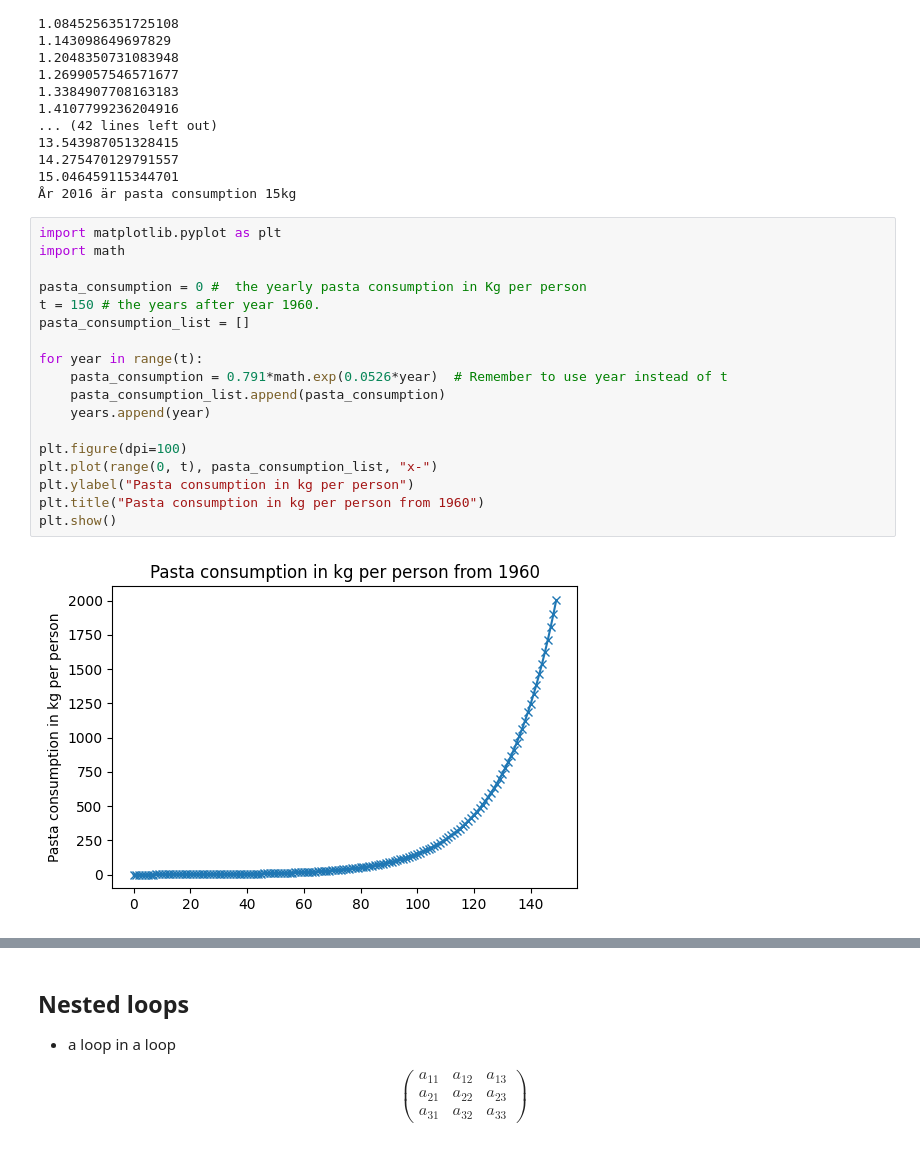
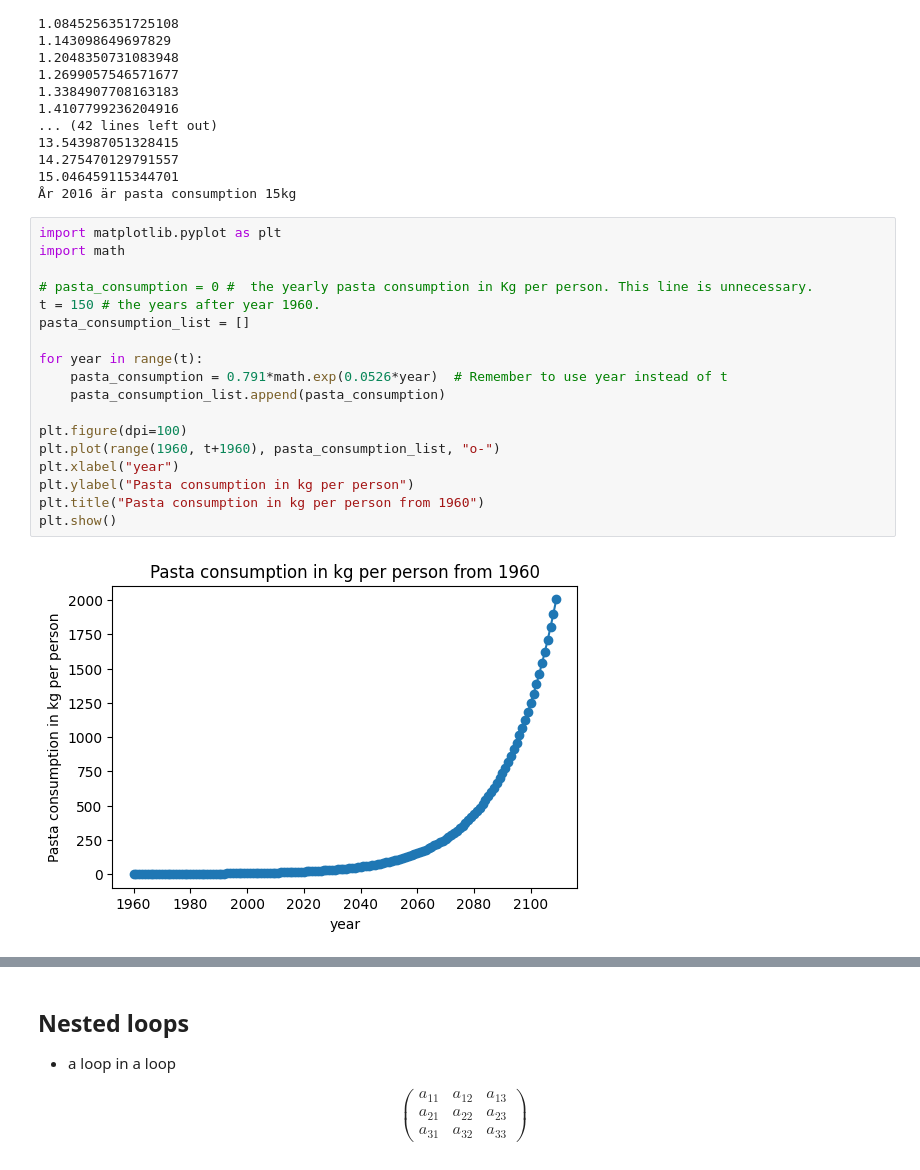
Before and after one commit to yuna-liu/python-programming-Yuna-Liu, a Jupyter notebook: Code-Along/3.for_statement.ipynb, the cells around one changed output, grey strips where cells are left out. Cells and saved outputs as stored; diff of their text form.

```diff
--- a/Code-Along/3.for_statement.ipynb
+++ b/Code-Along/3.for_statement.ipynb
@@ -202,22 +202,22 @@ for year in range(t):
 # %%
 import matplotlib.pyplot as plt
 import math
 
-pasta_consumption = 0 #  the yearly pasta consumption in Kg per person
+# pasta_consumption = 0 #  the yearly pasta consumption in Kg per person. This line is unnecessary.
 t = 150 # the years after year 1960.
 pasta_consumption_list = []
 
 for year in range(t):
     pasta_consumption = 0.791*math.exp(0.0526*year)  # Remember to use year instead of t
     pasta_consumption_list.append(pasta_consumption)
-    years.append(year)
 
 plt.figure(dpi=100)
-plt.plot(range(0, t), pasta_consumption_list, "x-")
+plt.plot(range(1960, t+1960), pasta_consumption_list, "o-")
+plt.xlabel("year")
 plt.ylabel("Pasta consumption in kg per person")
 plt.title("Pasta consumption in kg per person from 1960")
 plt.show()
 # %% [output]
-[figure, old version]
+[figure, new version]
 # %%
 import matplotlib.pyplot as plt
```
Also changed, not shown: parts of 2 cells of this notebook.
